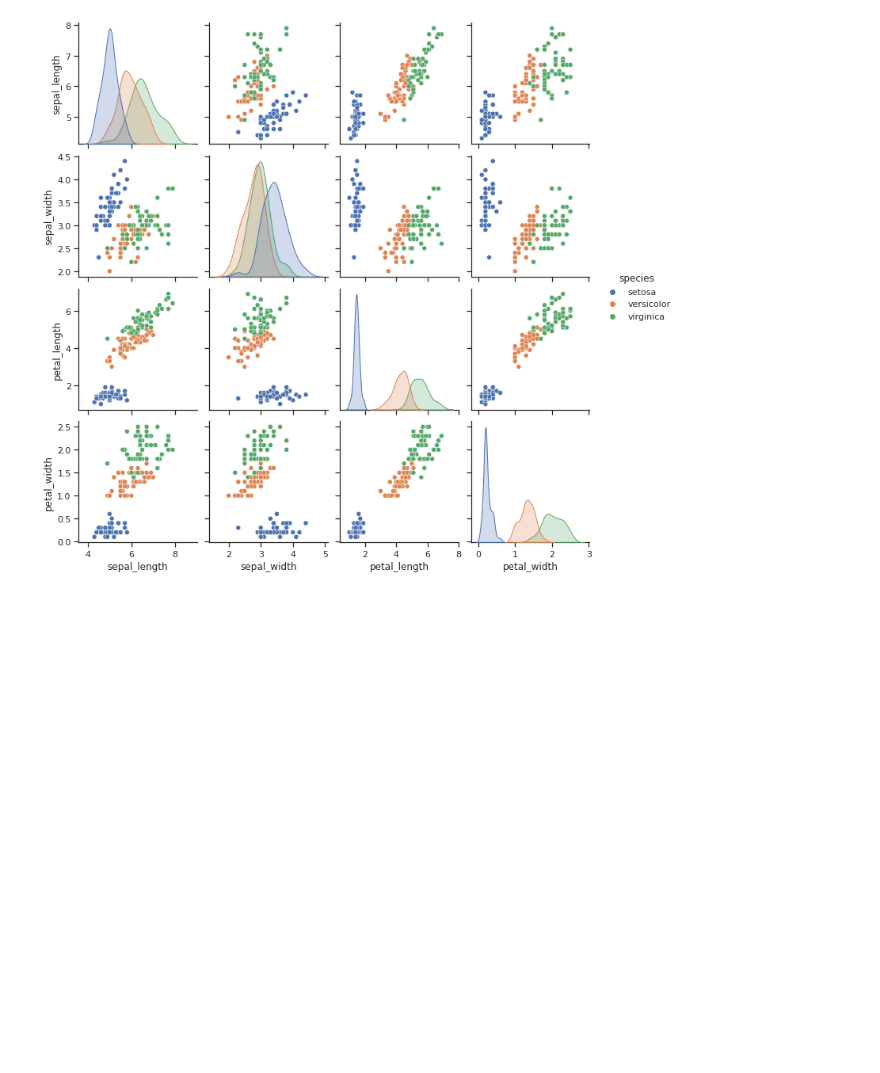
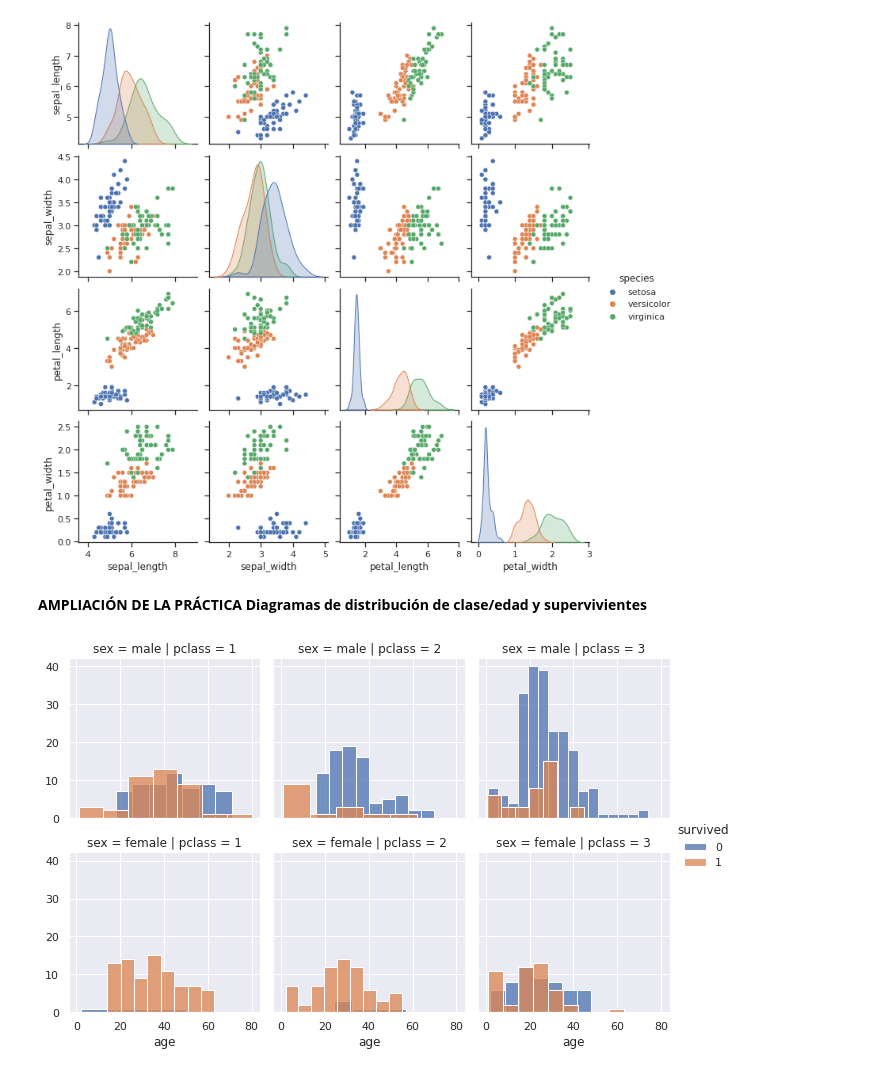
Before and after one commit to jmcs1983/007MBIG-Visualizacion-AGs, a Jupyter notebook: Visualizacion_AG3.ipynb, the cells around one changed output. Drawn from its saved outputs; the diff is of its cells as text; code cells hidden in the pictures; blank space fills up the shorter version.

```diff
--- a/Visualizacion_AG3.ipynb
+++ b/Visualizacion_AG3.ipynb
@@ -163,3 +163,13 @@ sns.pairplot(df, hue="species")
 # %% [output]
 <seaborn.axisgrid.PairGrid at 0x...>
 [figure]
+# %% [markdown]
+**AMPLIACIÓN DE LA PRÁCTICA
+Diagramas de distribución de clase/edad y supervivientes**
+# %%
+g = sns.FacetGrid(titanic, row='sex',col='pclass',hue="survived")
+g.map(sns.histplot, "age")
+g.add_legend()
+plt.show()
+# %% [output]
+[figure, added]
```
